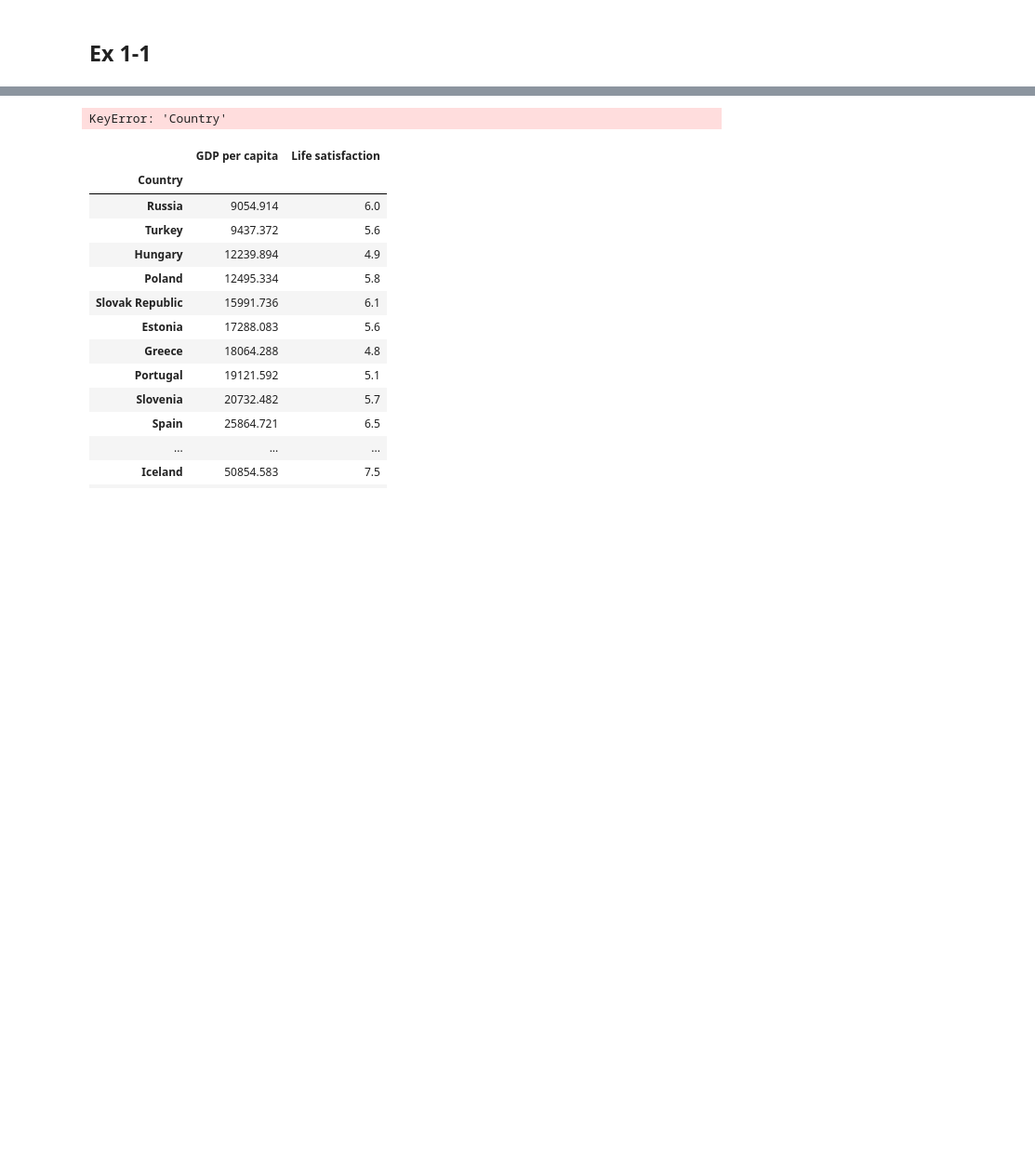
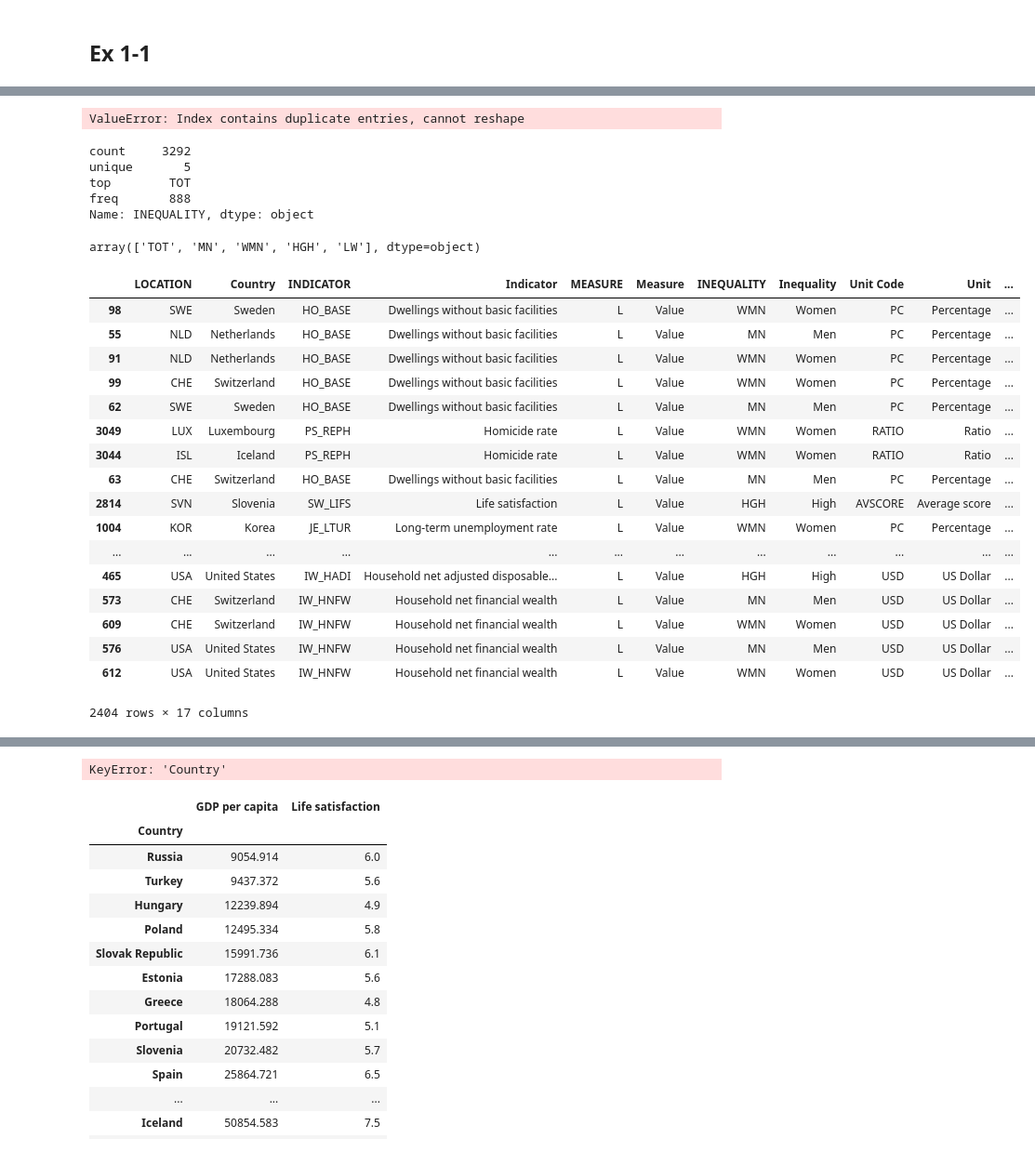
Before and after one commit to nikage/handson-ml, a Jupyter notebook: 01_.ipynb, the cells around one changed output, grey strips where cells are left out. Shown at 93% size. Saved outputs shown, nothing was run; the diff lists cells and outputs as text; code cells hidden in the pictures; blank space fills up the shorter version.

```diff
--- a/01_.ipynb
+++ b/01_.ipynb
@@ -43,2 +68,40 @@ oecd_bli = pd.read_csv(datapath + 'oecd_bli_2015.csv', thousands=',')
+# %%
+oecd_bli.pivot(index="Country", columns="Indicator", values="Value")
+# %% [output]
+ValueError: Index contains duplicate entries, cannot reshape
+# %%
+oecd_bli['INEQUALITY'].describe()
+# %% [output]
+count     3292
+unique       5
+top        TOT
+freq       888
+Name: INEQUALITY, dtype: object
+# %%
+oecd_bli['INEQUALITY'].unique()
+# %% [output]
+array(['TOT', 'MN', 'WMN', 'HGH', 'LW'], dtype=object)
+# %%
+inequality = oecd_bli[oecd_bli['INEQUALITY'].isin(['MN', 'WMN', 'HGH', 'LW'])].sort_values(by='Value')
+inequality
+# %% [output]
+|  | LOCATION | Country | INDICATOR | Indicator | MEASURE | Measure | INEQUALITY | Inequality | Unit Code | Unit | ... |
+| 98 | SWE | Sweden | HO_BASE | Dwellings without basic facilities | L | Value | WMN | Women | PC | Percentage | ... |
+| 55 | NLD | Netherlands | HO_BASE | Dwellings without basic facilities | L | Value | MN | Men | PC | Percentage | ... |
+| 91 | NLD | Netherlands | HO_BASE | Dwellings without basic facilities | L | Value | WMN | Women | PC | Percentage | ... |
+| 99 | CHE | Switzerland | HO_BASE | Dwellings without basic facilities | L | Value | WMN | Women | PC | Percentage | ... |
+| 62 | SWE | Sweden | HO_BASE | Dwellings without basic facilities | L | Value | MN | Men | PC | Percentage | ... |
+| 3049 | LUX | Luxembourg | PS_REPH | Homicide rate | L | Value | WMN | Women | RATIO | Ratio | ... |
+| 3044 | ISL | Iceland | PS_REPH | Homicide rate | L | Value | WMN | Women | RATIO | Ratio | ... |
+| 63 | CHE | Switzerland | HO_BASE | Dwellings without basic facilities | L | Value | MN | Men | PC | Percentage | ... |
+| 2814 | SVN | Slovenia | SW_LIFS | Life satisfaction | L | Value | HGH | High | AVSCORE | Average score | ... |
+| 1004 | KOR | Korea | JE_LTUR | Long-term unemployment rate | L | Value | WMN | Women | PC | Percentage | ... |
+| ... | ... | ... | ... | ... | ... | ... | ... | ... | ... | ... | ... |
+| 465 | USA | United States | IW_HADI | Household net adjusted disposable... | L | Value | HGH | High | USD | US Dollar | ... |
+| 573 | CHE | Switzerland | IW_HNFW | Household net financial wealth | L | Value | MN | Men | USD | US Dollar | ... |
+| 609 | CHE | Switzerland | IW_HNFW | Household net financial wealth | L | Value | WMN | Women | USD | US Dollar | ... |
+| 576 | USA | United States | IW_HNFW | Household net financial wealth | L | Value | MN | Men | USD | US Dollar | ... |
+| 612 | USA | United States | IW_HNFW | Household net financial wealth | L | Value | WMN | Women | USD | US Dollar | ... |
+2404 rows × 17 columns
 # %%
 gdp_per_capita = pd.read_csv(datapath + 'gdp_per_capita.csv', thousands=',', delimiter='\t', encoding='latin1', na_values='n/a')
```
Also changed, not shown: parts of 5 cells of this notebook, 3 other files.
